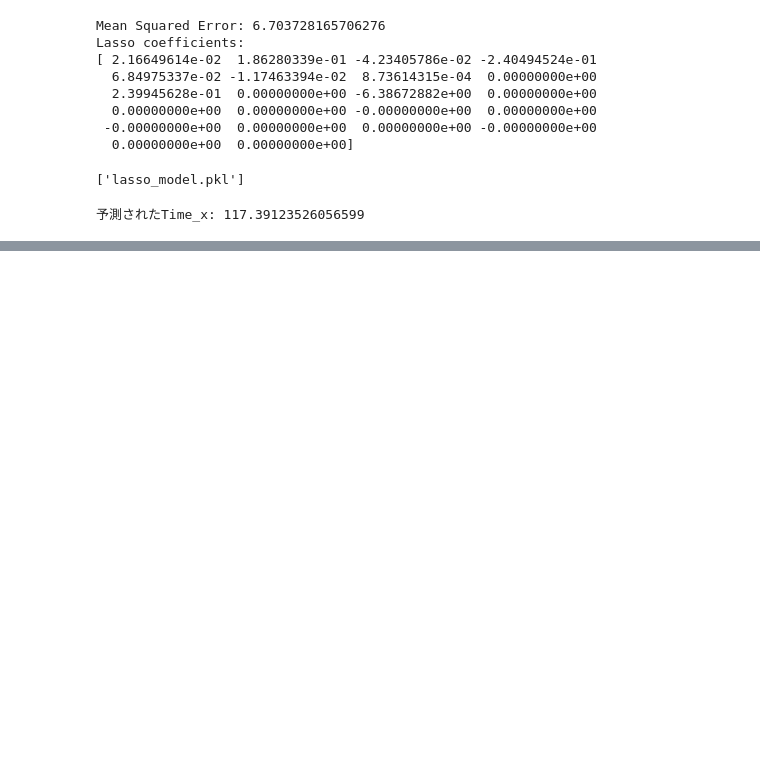
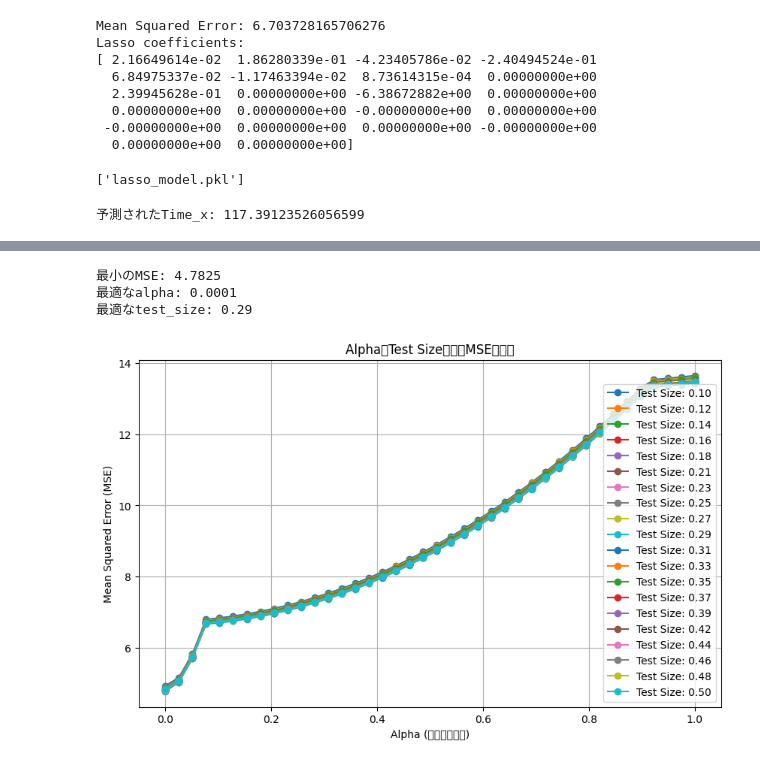
Before and after one commit to yuutaro/ProjectTeam5, a Jupyter notebook: workspace/team1/notebook/shou.ipynb, the cells around one changed output, grey strips where cells are left out. Drawn from its saved outputs; the diff is of its cells as text; code cells hidden in the pictures; blank space fills up the shorter version.

```diff
--- a/workspace/team1/notebook/shou.ipynb
+++ b/workspace/team1/notebook/shou.ipynb
@@ -151,8 +151,7 @@ df = pd.read_csv(file_path)
 
 # Rankを除外して特徴量とターゲット変数を選択
 X = df[[
-    "Kinryou", "Nobori", "Ninki",
-    "Race Number", "Distance", "Weight", "Weight Change",
+    "Kinryou", "Nobori", "Race Number", "Distance", "Weight", "Weight Change",
     "Sex", "Age", "Ground_ダ", "Ground_芝", "Ground_障",
     "Condition_不", "Condition_稍", "Condition_良", "Condition_重",
     "Weather_小雨", "Weather_小雪", "Weather_晴", "Weather_曇", "Weather_雨", "Weather_雪"
@@ -227,0 +237,70 @@ print(f"予測されたTime_x: {predicted_time[0]}")
+# %%
+import pandas as pd
+import numpy as np
+import matplotlib.pyplot as plt
+from sklearn.linear_model import Lasso
+from sklearn.model_selection import train_test_split
+from sklearn.metrics import mean_squared_error
+
+# データの読み込み
+file_path = '/Users/whale217/dev/ProjectTeam5/workspace/team1/data/format_data.csv'
+df = pd.read_csv(file_path)
+
+# 必要な特徴量とターゲット変数の選択
+X = df[[
+    "Kinryou", "Nobori", "Race Number", "Distance", "Weight", "Weight Change",
+    "Sex", "Age", "Ground_ダ", "Ground_芝", "Ground_障",
+    "Condition_不", "Condition_稍", "Condition_良", "Condition_重",
+    "Weather_小雨", "Weather_小雪", "Weather_晴", "Weather_曇", "Weather_雨", "Weather_雪"
+]]
+y = df['Time_x']
+
+# 欠損値を含む行を削除
+X = X.dropna()
+y = y.loc[X.index]
+
+# alphaとtest_sizeの設定範囲
+alphas = np.linspace(0.0001, 1.0, 40)  # alpha: 0.0001 から 1.0 まで40分割
+test_sizes = np.linspace(0.1, 0.5, 20)  # test_size: 0.1 から 0.5 まで20分割
+
+# MSEの結果を記録するリスト
+results = []
+
+# alphaとtest_sizeの組み合わせでMSEを計算
+for alpha in alphas:
+    for test_size in test_sizes:
+        X_train, X_test, y_train, y_test = train_test_split(X, y, test_size=test_size, random_state=42)
+        lasso = Lasso(alpha=alpha)
+        lasso.fit(X_train, y_train)
+        y_pred = lasso.predict(X_test)
+        mse = mean_squared_error(y_test, y_pred)
+        results.append((alpha, test_size, mse))
+
+# 結果をDataFrameにまとめる
+results_df = pd.DataFrame(results, columns=['Alpha', 'Test_Size', 'MSE'])
+
+# 最小MSEの行を取得
+best_result = results_df.loc[results_df['MSE'].idxmin()]
+
+# 最適なalphaとtest_sizeの表示
+print(f"最小のMSE: {best_result['MSE']:.4f}")
+print(f"最適なalpha: {best_result['Alpha']:.4f}")
+print(f"最適なtest_size: {best_result['Test_Size']:.2f}")
+
+# グラフの描画: alphaごとのMSEの変化 (複数のtest_size)
+plt.figure(figsize=(10, 6))
+for test_size in test_sizes:
+    subset = results_df[results_df['Test_Size'] == test_size]
+    plt.plot(subset['Alpha'], subset['MSE'], marker='o', label=f'Test Size: {test_size:.4f}')
+
+plt.xlabel('Alpha (正則化の強さ)')
+plt.ylabel('Mean Squared Error (MSE)')
+plt.title('AlphaとTest SizeごとのMSEの変化')
+plt.legend()
+plt.grid(True)
+plt.show()
+# %% [output]
+最小のMSE: 4.7825
+最適なalpha: 0.0001
+最適なtest_size: 0.29
+[figure, added]
```
Also changed, not shown: parts of 3 cells of this notebook.
